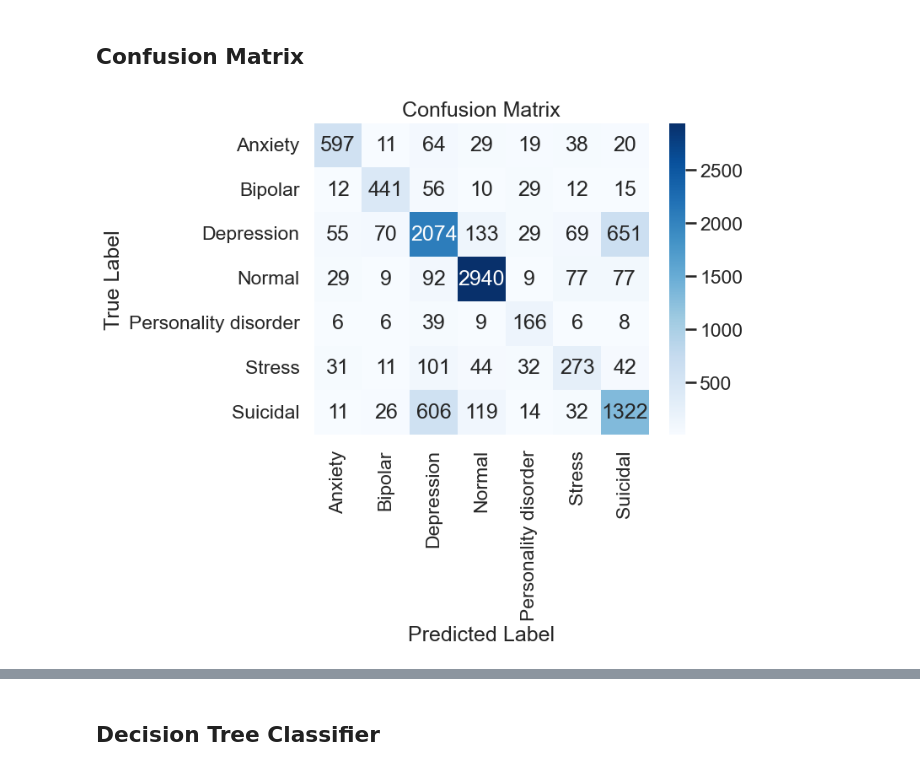
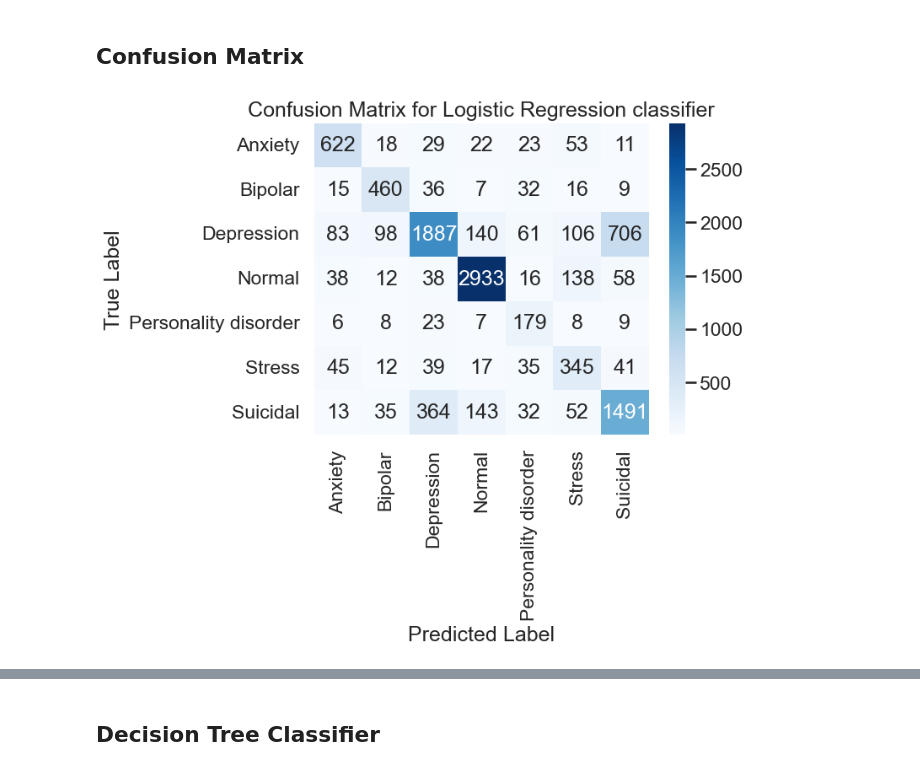
Before and after one commit to pparaju/Homeworks, a Jupyter notebook: CapstoneThree_Sentiment_analysis/notebooks/CapstoneThree_Pre-processing_Work_and_Model.ipynb, the cells around one changed output, grey strips where cells are left out. Saved outputs shown, nothing was run; the diff lists cells and outputs as text; code cells hidden in the pictures.

```diff
--- a/CapstoneThree_Sentiment_analysis/notebooks/CapstoneThree_Pre-processing_Work_and_Model.ipynb
+++ b/CapstoneThree_Sentiment_analysis/notebooks/CapstoneThree_Pre-processing_Work_and_Model.ipynb
@@ -349,7 +353,14 @@ plt.show()
 ## Confusion Matrix
 # %%
 # Confusion Matrix
-cm_bnb = confusion_matrix(y_test, y_pred_best_bnb)
+bnb_test_best = BernoulliNB(alpha=0.001, force_alpha=True)
+
+    # Fit the model on the training data
+bnb_test_best.fit(X_train_resampled, y_train_resampled)
+
+    # Predict on the test set
+y_pred_bnb_test_best = bnb_test_best.predict(X_test_combined)
+cm_bnb = confusion_matrix(y_test, y_pred_bnb_test_best)
 labels = lable_enc.classes_
 # Create a heatmap for the confusion matrix
 sns.heatmap(cm_bnb, annot=True, fmt='d', cmap='Blues', xticklabels=labels, yticklabels=labels)
@@ -357,6 +368,6 @@ sns.heatmap(cm_bnb, annot=True, fmt='d', cmap='Blues', xticklabels=labels, ytick
 # Adding labels and title
 plt.xlabel('Predicted Label')
 plt.ylabel('True Label')
-plt.title('Confusion Matrix')
+plt.title('Confusion Matrix for Bernoulli Naive Bayes')
 plt.show()
 # %% [output]
@@ -463,16 +495,21 @@ plt.show()
 # %% [markdown]
 ## Confusion Matrix
 # %%
+log_reg_test_best = LogisticRegression(random_state=123, solver='liblinear', penalty='l1', C=1.0)
+    # Fit the model on the training data
+log_reg_test_best.fit(X_train_resampled, y_train_resampled)
 
-cm_log_reg = confusion_matrix(y_test, y_pred_best_log_reg)
+    # Predict on the test set
+y_pred_log_reg_test_best = log_reg_test_best.predict(X_test_combined)
+cm_log_reg = confusion_matrix(y_test, y_pred_log_reg_test_best)
 labels = lable_enc.classes_
 # Create a heatmap for the confusion matrix
 sns.heatmap(cm_log_reg, annot=True, fmt='d', cmap='Blues', xticklabels=labels, yticklabels=labels)
 
 # Adding labels and title
 plt.xlabel('Predicted Label')
 plt.ylabel('True Label')
-plt.title('Confusion Matrix')
+plt.title('Confusion Matrix for Logistic Regression classifier')
 plt.show()
 # %% [output]
-[figure, old version]
+[figure, new version]
```
Also changed, not shown: parts of 9 cells of this notebook, 7 other files.
